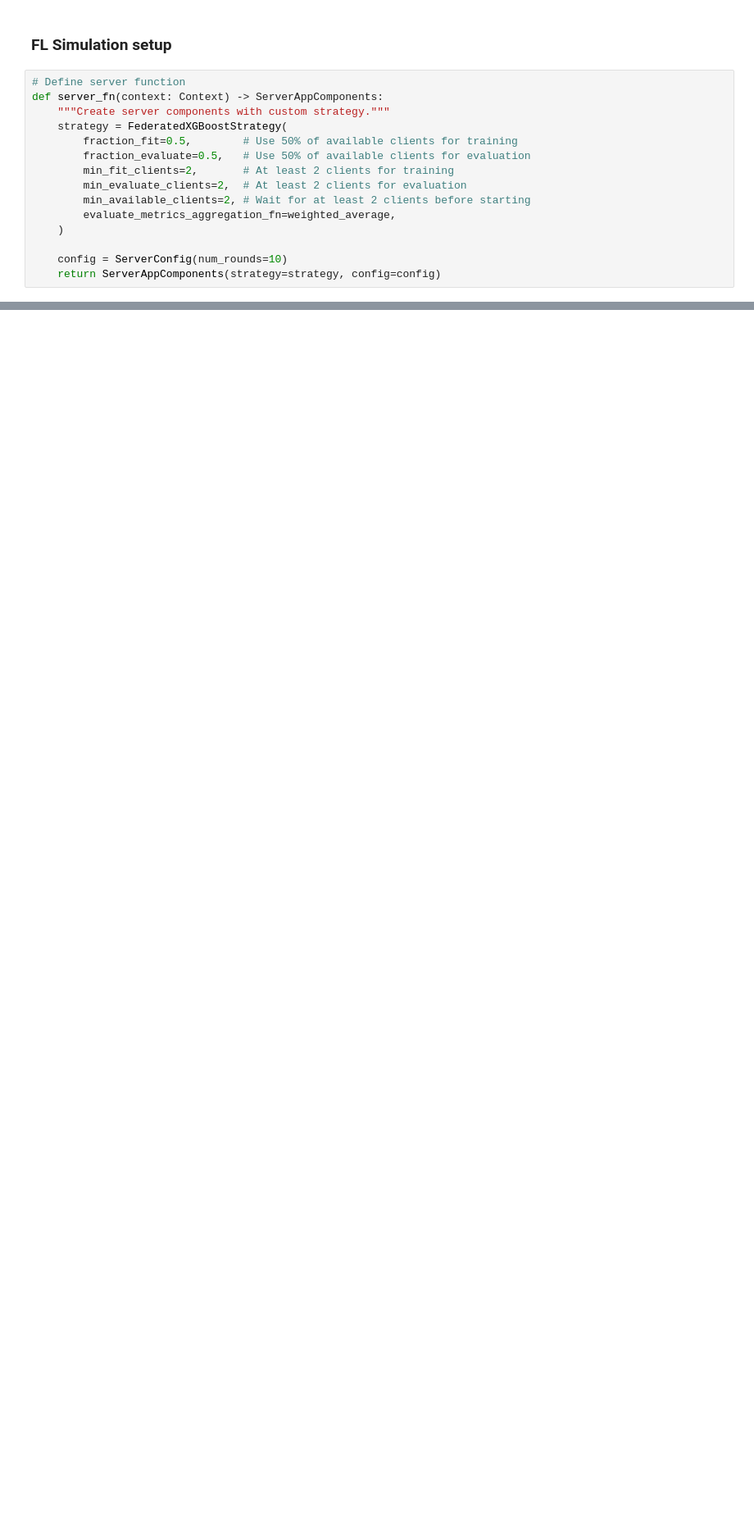
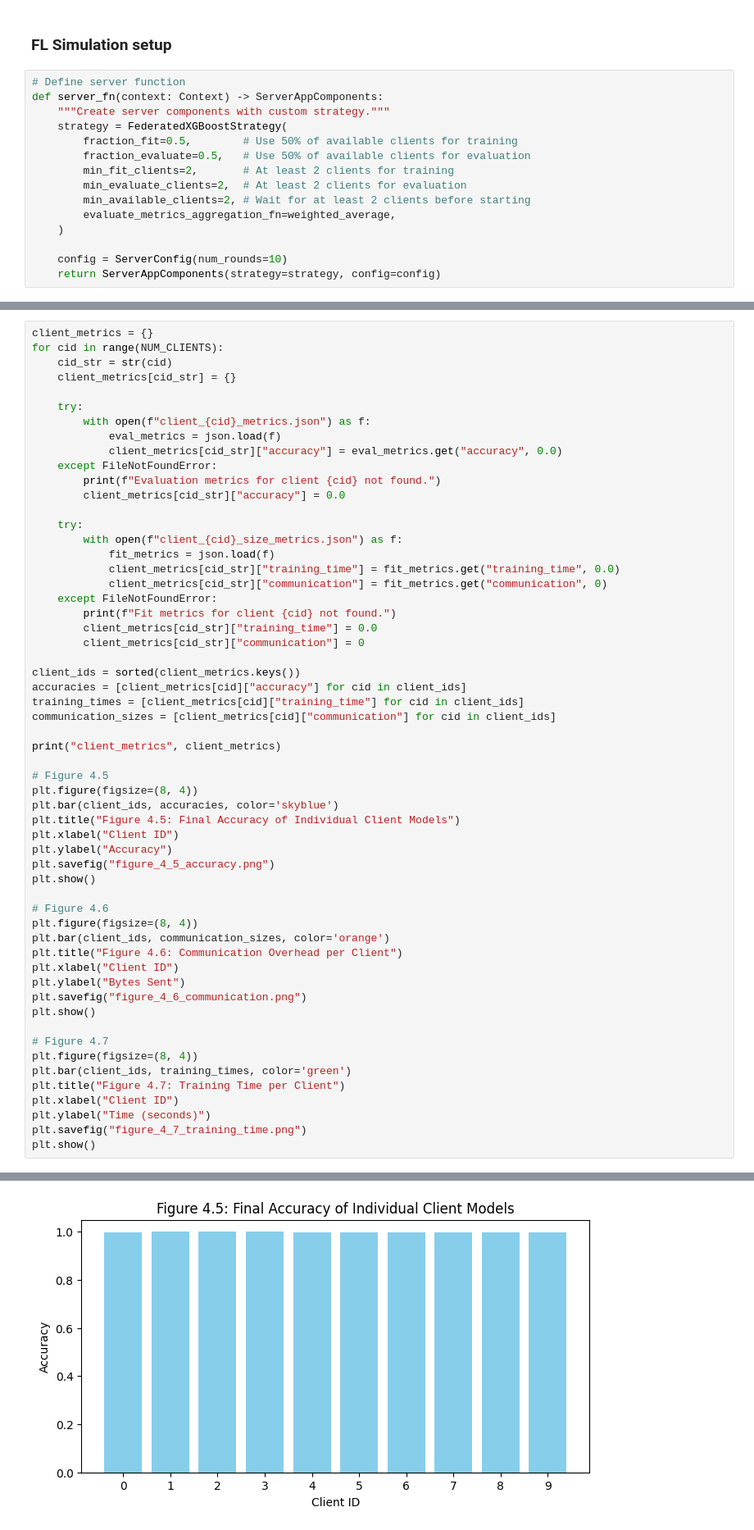
Before and after one commit to Codestronomer/IDS-with-FL-for-IoT-network-devices, a Jupyter notebook: notebooks/IDS with FL for edge devices.ipynb, the cells around one changed output, grey strips where cells are left out. Shown at 82% size. Cells and saved outputs as stored; diff of their text form; blank space fills up the shorter version.

```diff
--- a/IDS with FL for edge devices.ipynb
+++ b/notebooks/IDS with FL for edge devices.ipynb
@@ -580,0 +842,58 @@ run_simulation(
+# %%
+client_metrics = {}
+for cid in range(NUM_CLIENTS):
+    cid_str = str(cid)
+    client_metrics[cid_str] = {}
+
+    try:
+        with open(f"client_{cid}_metrics.json") as f:
+            eval_metrics = json.load(f)
+            client_metrics[cid_str]["accuracy"] = eval_metrics.get("accuracy", 0.0)
+    except FileNotFoundError:
+        print(f"Evaluation metrics for client {cid} not found.")
+        client_metrics[cid_str]["accuracy"] = 0.0
+
+    try:
+        with open(f"client_{cid}_size_metrics.json") as f:
+            fit_metrics = json.load(f)
+            client_metrics[cid_str]["training_time"] = fit_metrics.get("training_time", 0.0)
+            client_metrics[cid_str]["communication"] = fit_metrics.get("communication", 0)
+    except FileNotFoundError:
+        print(f"Fit metrics for client {cid} not found.")
+        client_metrics[cid_str]["training_time"] = 0.0
+        client_metrics[cid_str]["communication"] = 0
+
+client_ids = sorted(client_metrics.keys())
+accuracies = [client_metrics[cid]["accuracy"] for cid in client_ids]
+training_times = [client_metrics[cid]["training_time"] for cid in client_ids]
+communication_sizes = [client_metrics[cid]["communication"] for cid in client_ids]
+
+print("client_metrics", client_metrics)
+
+# Figure 4.5
+plt.figure(figsize=(8, 4))
+plt.bar(client_ids, accuracies, color='skyblue')
+plt.title("Figure 4.5: Final Accuracy of Individual Client Models")
+plt.xlabel("Client ID")
+plt.ylabel("Accuracy")
+plt.savefig("figure_4_5_accuracy.png")
+plt.show()
+
+# Figure 4.6
+plt.figure(figsize=(8, 4))
+plt.bar(client_ids, communication_sizes, color='orange')
+plt.title("Figure 4.6: Communication Overhead per Client")
+plt.xlabel("Client ID")
+plt.ylabel("Bytes Sent")
+plt.savefig("figure_4_6_communication.png")
+plt.show()
+
+# Figure 4.7
+plt.figure(figsize=(8, 4))
+plt.bar(client_ids, training_times, color='green')
+plt.title("Figure 4.7: Training Time per Client")
+plt.xlabel("Client ID")
+plt.ylabel("Time (seconds)")
+plt.savefig("figure_4_7_training_time.png")
+plt.show()
+# %% [output]
@@ -580,0 +901 @@ run_simulation(
+[figure, added]
```
Also changed, not shown: parts of 24 cells of this notebook, 5 other files.
